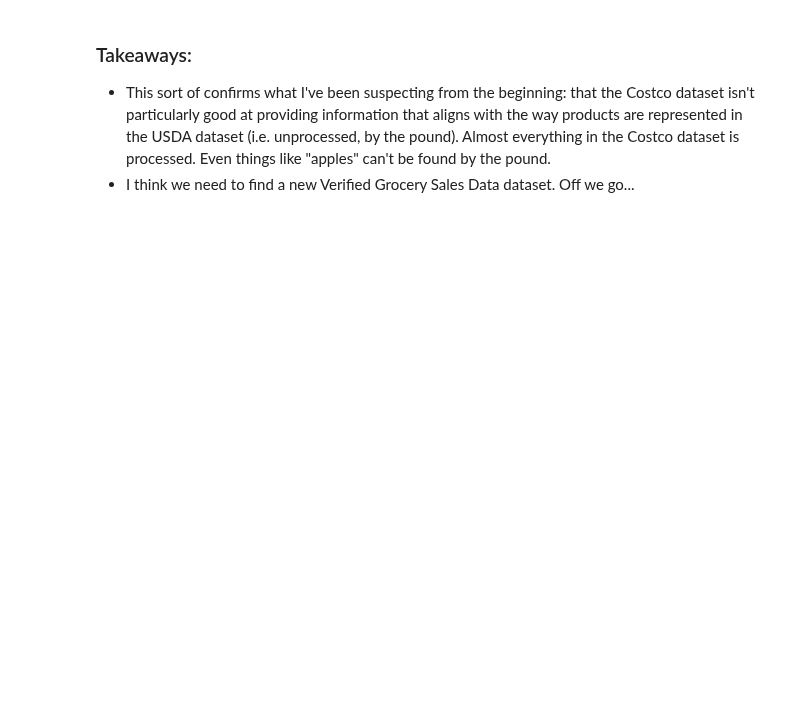
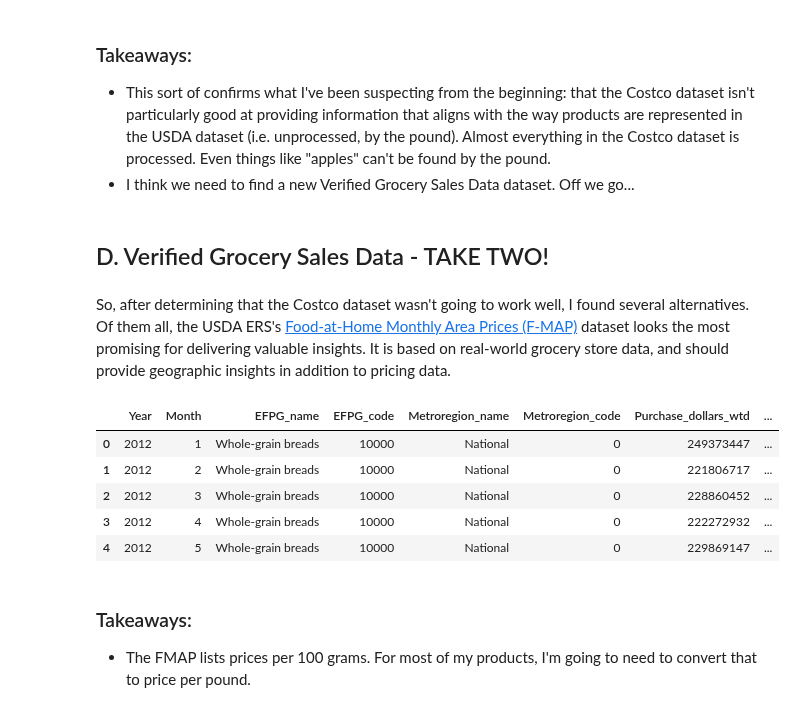
Before and after one commit to bradleytkay/Q1-2025-data-analysis-project-challenge, a Jupyter notebook: Q1-2025-step-2b-cleaning-pt-3.ipynb, the cells around one changed output. Drawn from its saved outputs; the diff is of its cells as text; code cells hidden in the pictures; blank space fills up the shorter version.

Commit message:
Found a new dataset (USDA ERS FMAP) to test for usability as verified grocery sales data

```diff
--- a/Q1-2025-step-2b-cleaning-pt-3.ipynb
+++ b/Q1-2025-step-2b-cleaning-pt-3.ipynb
@@ -1141,3 +1141,20 @@ grouped_costco.head(100)
 ### Takeaways:
 * This sort of confirms what I've been suspecting from the beginning: that the Costco dataset isn't particularly good at providing information that aligns with the way products are represented in the USDA dataset (i.e. unprocessed, by the pound).  Almost everything in the Costco dataset is processed.  Even things like "apples" can't be found by the pound.
 * I think we need to find a new Verified Grocery Sales Data dataset.  Off we go...
+# %% [markdown]
+## D. Verified Grocery Sales Data - TAKE TWO!
+# %% [markdown]
+So, after determining that the Costco dataset wasn't going to work well, I found several alternatives.  Of them all, the USDA ERS's [Food-at-Home Monthly Area Prices (F-MAP)](https://www.ers.usda.gov/data-products/food-at-home-monthly-area-prices?utm_source=chatgpt.com) dataset looks the most promising for delivering valuable insights.  It is based on real-world grocery store data, and should provide geographic insights in addition to pricing data.
+# %%
+fmap_df = pd.read_excel('FMAP.xlsx')
+fmap_df.head()
+# %% [output]
+|  | Year | Month | EFPG_name | EFPG_code | Metroregion_name | Metroregion_code | Purchase_dollars_wtd | ... |
+| 0 | 2012 | 1 | Whole-grain breads | 10000 | National | 0 | 249373447 | ... |
+| 1 | 2012 | 2 | Whole-grain breads | 10000 | National | 0 | 221806717 | ... |
+| 2 | 2012 | 3 | Whole-grain breads | 10000 | National | 0 | 228860452 | ... |
+| 3 | 2012 | 4 | Whole-grain breads | 10000 | National | 0 | 222272932 | ... |
+| 4 | 2012 | 5 | Whole-grain breads | 10000 | National | 0 | 229869147 | ... |
+# %% [markdown]
+### Takeaways:
+* The FMAP lists prices per 100 grams.  For most of my products, I'm going to need to convert that to price per pound.
```
Also changed, not shown: parts of 1 cell of this notebook.
